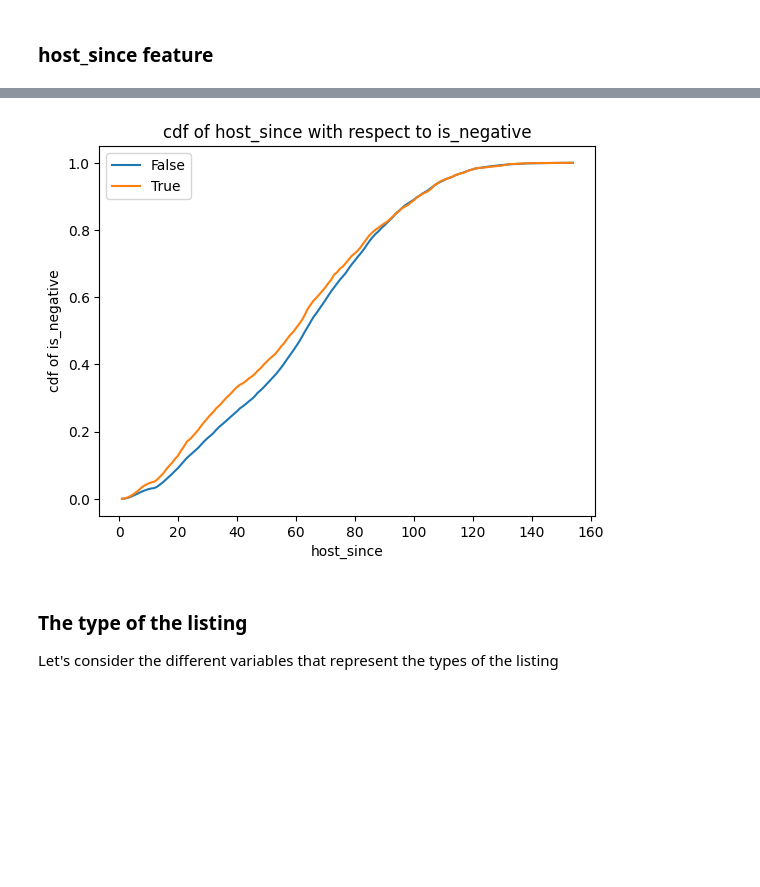
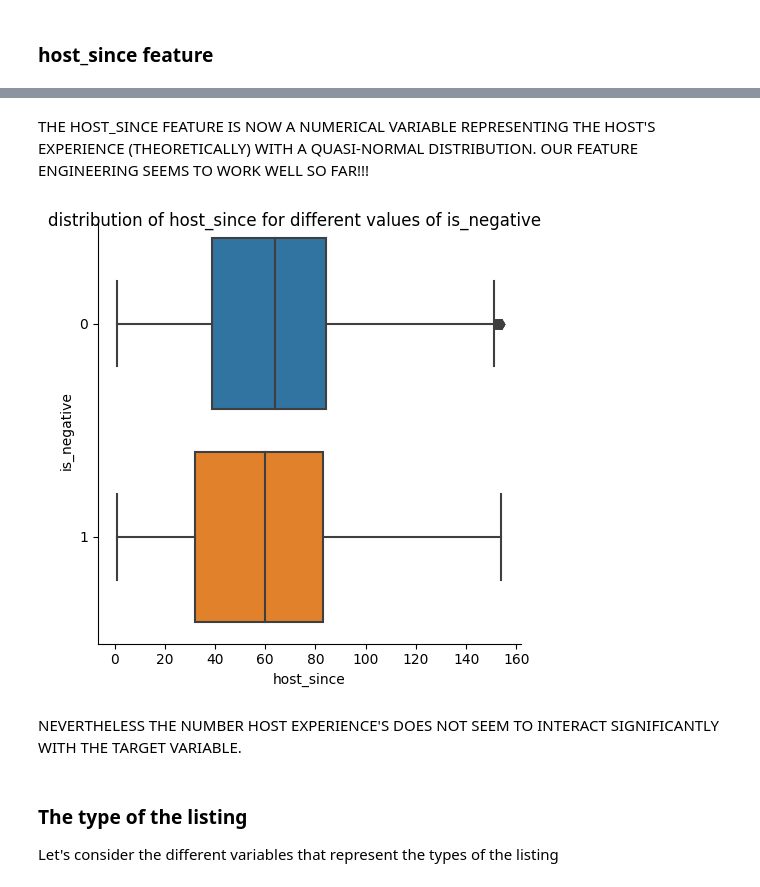
Before and after one commit to ayhem18/My_Kaggle_Repo, a Jupyter notebook: Working_on_datasets/Airbnb_dataset/Airbnb_AyhemBouabid.ipynb, the cells around one changed output, grey strips where cells are left out. Drawn from its saved outputs; the diff is of its cells as text; code cells hidden in the pictures; blank space fills up the shorter version.

```diff
--- a/Working_on_datasets/Airbnb_dataset/Airbnb_AyhemBouabid.ipynb
+++ b/Working_on_datasets/Airbnb_dataset/Airbnb_AyhemBouabid.ipynb
@@ -438,15 +400,3 @@ a first look at the columns shows that the columns can be divided into 4 main ca
 4. reviews: reviews scores on differents part of the user's experience
 
 For this analysis, we will use data with no missing values
-# %%
-# let's introduce this new column
-def is_negative(row):
-    if np.isnan(row[RATING_REVIEW]):
-        row['is_negative'] = np.nan
-    else:
-        row['is_negative'] = row[RATING_REVIEW] < Q1
-
-    return row
-
-# introduce the new feature
-ls = ls.apply(is_negative, axis=1)
@@ -485,0 +413,16 @@ ls.drop(columns=[r for r in REVIEWS if r != RATING_REVIEW], inplace=True)
+# %%
+# first let's create a table without missing values
+df = ls.dropna()
+# 2nd let's create the new target variable
+df['is_negative']  = (df[RATING_REVIEW] < Q1).astype(int)
+
+# let's display the distribution of the numerical variables
+num_cols, cat_cols = get_col_types(df)
+print(num_cols)
+# we have 11 numerical features
+
+figure, axes = plt.subplots(2, 5,figsize=(20, 14), sharex=False, sharey=False)
+for i, rv in enumerate([n_c for n_c in num_cols if n_c != 'host_id']):
+    log_scale = 10 if np.max(df[rv]) >= 10 ** 4 else None
+    sns.histplot(ax=axes[i // 5, i % 5], data=df, x=rv, bins=20, log_scale=log_scale, stat='percent')
+plt.show()
@@ -485,0 +435,13 @@ ls.drop(columns=[r for r in REVIEWS if r != RATING_REVIEW], inplace=True)
+# %%
+# let's see the distribution of the values after clipping
+df_clipped = df.copy()
+for n_c in num_cols:
+    lower, upper = detect_outliers(df, column=n_c)
+    df_clipped[n_c] = df_clipped[n_c].clip(lower=lower, upper=upper)
+
+# repeating the same code as above, let's see if there is any difference
+figure, axes = plt.subplots(2, 5,figsize=(20, 14), sharex=False, sharey=False)
+for i, rv in enumerate([n_c for n_c in num_cols if n_c != 'host_id']):
+    log_scale = 10 if np.max(df[rv]) >= 10 ** 4 else None
+    sns.histplot(ax=axes[i // 5, i % 5], data=df_clipped, x=rv, bins=20, log_scale=log_scale, stat='percent')
+plt.show()
@@ -485,0 +522,2 @@ ls.drop(columns=[r for r in REVIEWS if r != RATING_REVIEW], inplace=True)
+# %%
+df = df_clipped.copy()
@@ -531,8 +595,12 @@ df.drop(columns=['exp', 'now'], inplace=True)
+# %% [markdown]
+THE HOST_SINCE FEATURE IS NOW A NUMERICAL VARIABLE REPRESENTING THE HOST'S EXPERIENCE (THEORETICALLY) WITH A QUASI-NORMAL DISTRIBUTION. OUR FEATURE ENGINEERING SEEMS TO WORK WELL SO FAR!!!
 # %%
 # let's visualize the relation between host_since and the is_negative value
-visualize_num_cat(data=df, num_feat='host_since', cat_feat='is_negative', num_cat='cdf')
+visualize_num_cat(data=df, num_feat='host_since', cat_feat='is_negative', num_cat='box')
 # %% [output]
-[figure, old version]
+[figure, new version]
+# %% [markdown]
+NEVERTHELESS THE NUMBER HOST EXPERIENCE'S DOES NOT SEEM TO INTERACT SIGNIFICANTLY WITH THE TARGET VARIABLE.
 # %% [markdown]
 ### The type of the listing
 Let's consider the different variables that represent the types of the listing
```
Also changed, not shown: parts of 40 cells of this notebook, 3 other files.
